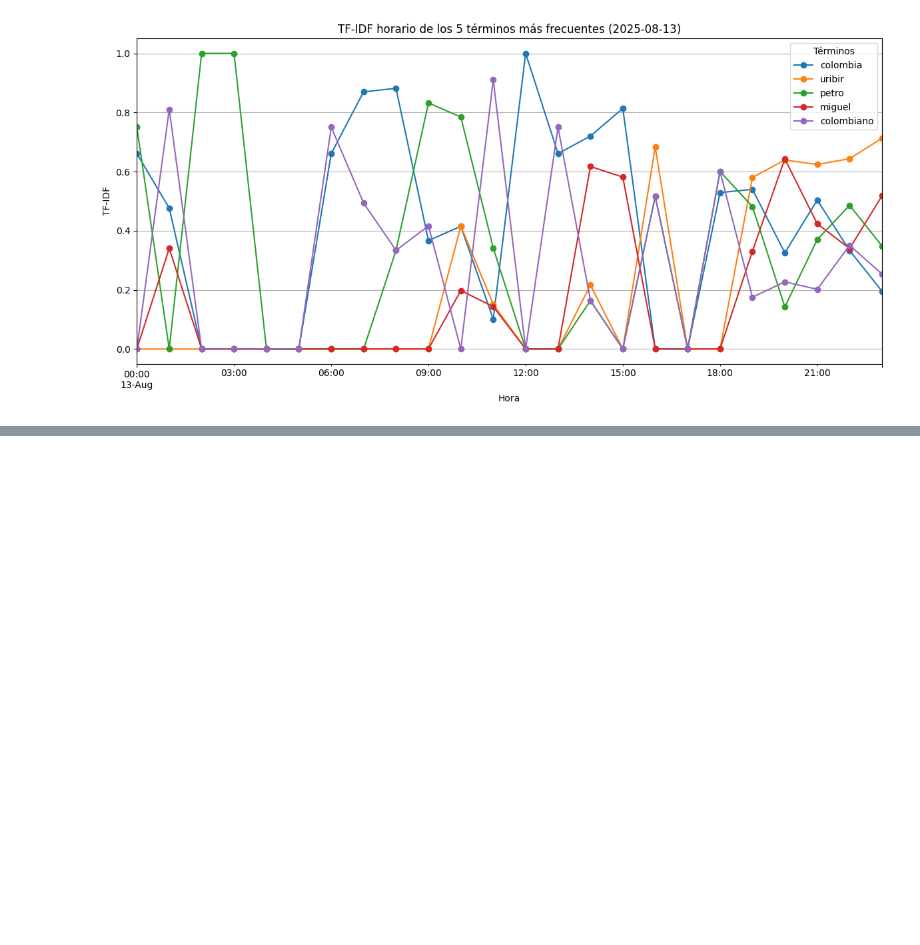
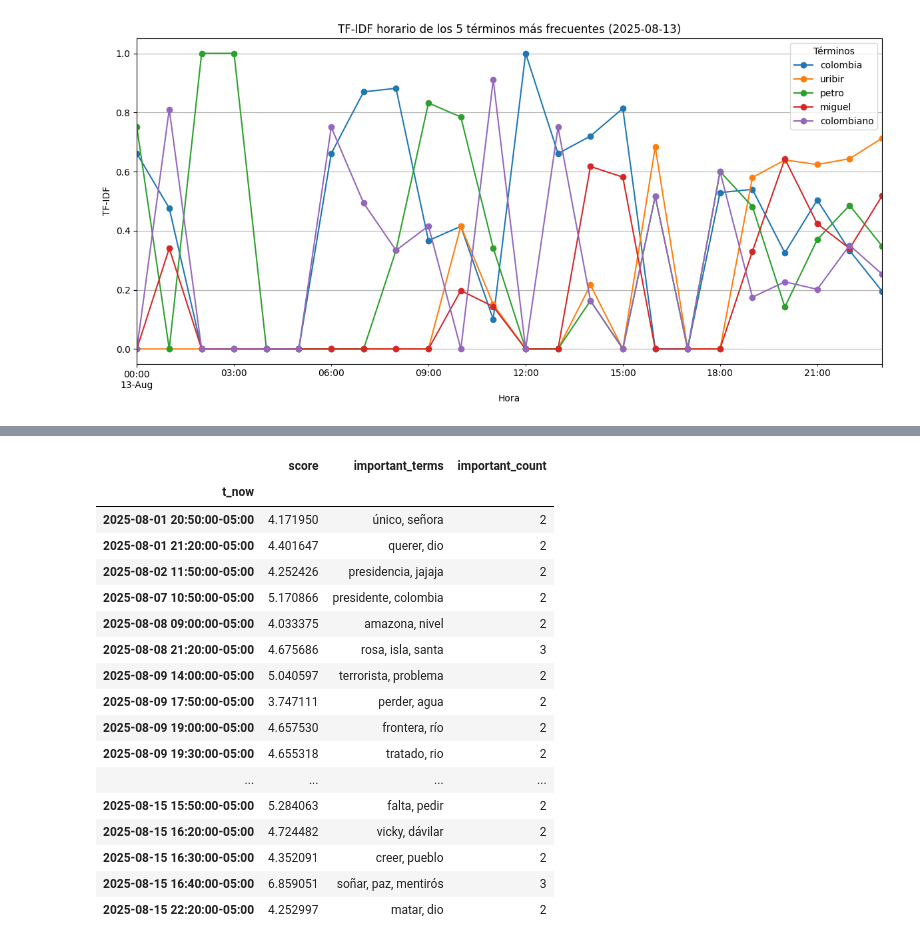
Before and after one commit to lauubetancourt/youtube-data-extraction, a Jupyter notebook: notebooks/TF-IDF.ipynb, the cells around one changed output, grey strips where cells are left out. Cells and saved outputs as stored; diff of their text form; code cells hidden in the pictures; blank space fills up the shorter version.

```diff
--- a/notebooks/TF-IDF.ipynb
+++ b/notebooks/TF-IDF.ipynb
@@ -732,0 +905,54 @@ plt.show()
+# %%
+def snapshots_to_df(snapshots):
+    rows = []
+    for s in snapshots:
+        if not s:
+            continue
+        rows.append({
+            "t_now": s["t_now"],
+            "score": s.get("score", 0.0),
+            "is_event": bool(s.get("is_event", False)),
+            "important_count": s.get("signals", {}).get("important_count", 0),
+        })
+    if not rows:
+        return pd.DataFrame()
+    return pd.DataFrame(rows).set_index("t_now").sort_index()
+
+def events_table(snapshots, max_terms=8):
+    rows = []
+    for s in snapshots:
+        if s and s.get("is_event"):
+            terms = ", ".join([d["term"] for d in s.get("important_terms", [])][:max_terms])
+            rows.append({
+                "t_now": s["t_now"],
+                "score": s.get("score"),
+                "important_terms": terms,
+                "important_count": len(s.get("important_terms", [])),
+            })
+    if not rows:
+        return pd.DataFrame(columns=["score","important_terms","important_count"])
+    return pd.DataFrame(rows).set_index("t_now").sort_index()
+
+
+evt_df = events_table(snapshots, max_terms=8)
+display(evt_df)
+evt_df.to_csv("events_august_week_2.csv", index=True)
+# %% [output]
+|  | score | important_terms | important_count |
+| t_now |  |  |  |
+| 2025-08-01 20:50:00-05:00 | 4.171950 | único, señora | 2 |
+| 2025-08-01 21:20:00-05:00 | 4.401647 | querer, dio | 2 |
+| 2025-08-02 11:50:00-05:00 | 4.252426 | presidencia, jajaja | 2 |
+| 2025-08-07 10:50:00-05:00 | 5.170866 | presidente, colombia | 2 |
+| 2025-08-08 09:00:00-05:00 | 4.033375 | amazona, nivel | 2 |
+| 2025-08-08 21:20:00-05:00 | 4.675686 | rosa, isla, santa | 3 |
+| 2025-08-09 14:00:00-05:00 | 5.040597 | terrorista, problema | 2 |
+| 2025-08-09 17:50:00-05:00 | 3.747111 | perder, agua | 2 |
+| 2025-08-09 19:00:00-05:00 | 4.657530 | frontera, río | 2 |
+| 2025-08-09 19:30:00-05:00 | 4.655318 | tratado, rio | 2 |
+| ... | ... | ... | ... |
+| 2025-08-15 15:50:00-05:00 | 5.284063 | falta, pedir | 2 |
+| 2025-08-15 16:20:00-05:00 | 4.724482 | vicky, dávilar | 2 |
+| 2025-08-15 16:30:00-05:00 | 4.352091 | creer, pueblo | 2 |
+| 2025-08-15 16:40:00-05:00 | 6.859051 | soñar, paz, mentirós | 3 |
+| 2025-08-15 22:20:00-05:00 | 4.252997 | matar, dio | 2 |
```
Also changed, not shown: parts of 8 cells of this notebook, 3 other files.
